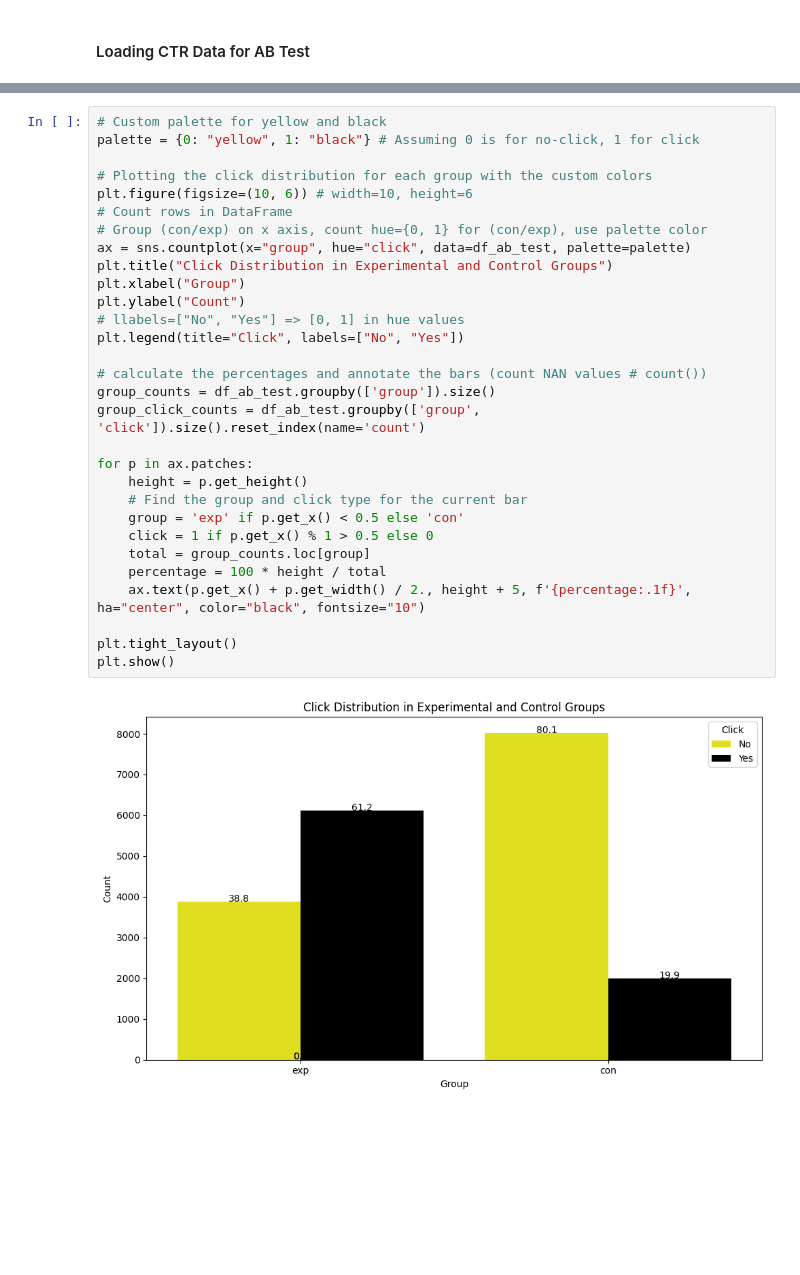
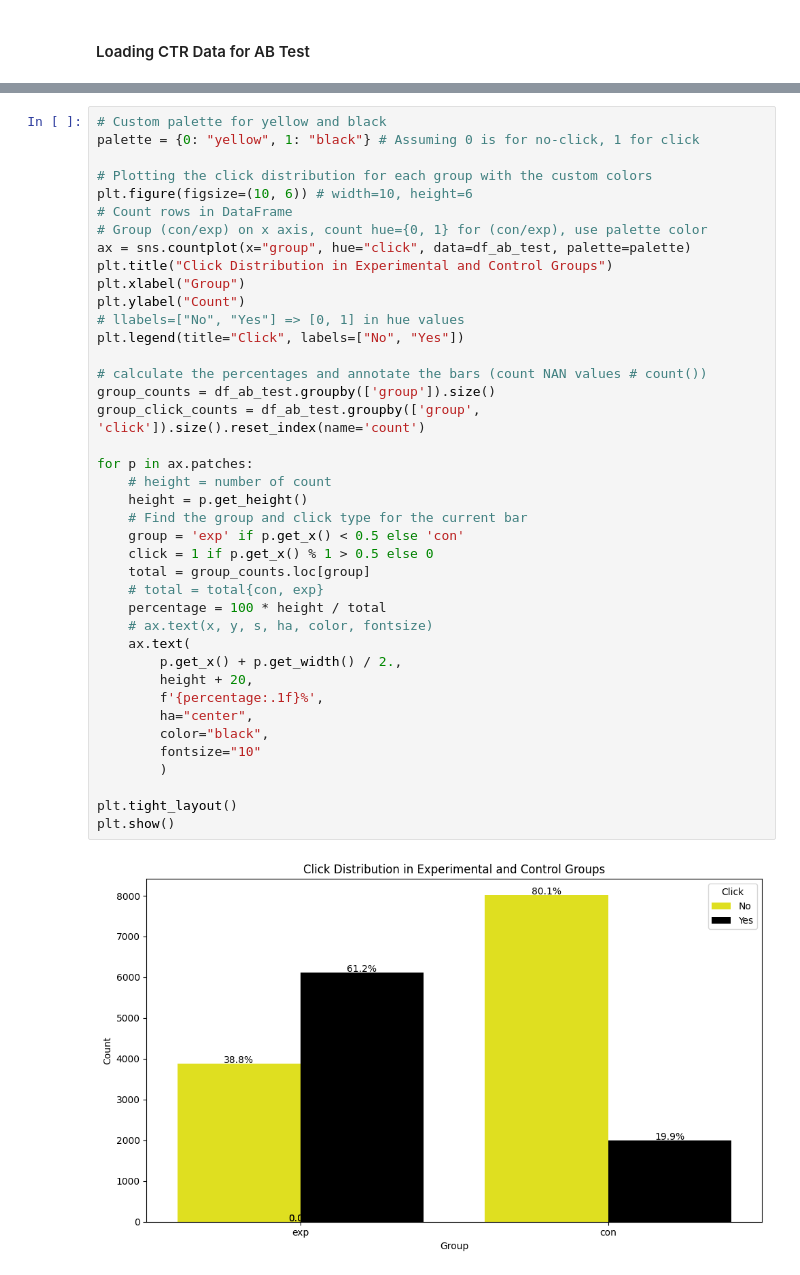
Before and after one commit to KimTran172002/A-B-Test-DataScience, a Jupyter notebook: AB_Test_App.ipynb, the cells around one changed output, grey strips where cells are left out. Saved outputs shown, nothing was run; the diff lists cells and outputs as text; blank space fills up the shorter version.

```diff
--- a/AB_Test_App.ipynb
+++ b/AB_Test_App.ipynb
@@ -37,32 +37,42 @@ dtype: int64
 # %%
 # Custom palette for yellow and black
 palette = {0: "yellow", 1: "black"} # Assuming 0 is for no-click, 1 for click
 
 # Plotting the click distribution for each group with the custom colors
 plt.figure(figsize=(10, 6)) # width=10, height=6
 # Count rows in DataFrame
 # Group (con/exp) on x axis, count hue={0, 1} for (con/exp), use palette color
 ax = sns.countplot(x="group", hue="click", data=df_ab_test, palette=palette)
 plt.title("Click Distribution in Experimental and Control Groups")
 plt.xlabel("Group")
 plt.ylabel("Count")
 # llabels=["No", "Yes"] => [0, 1] in hue values
 plt.legend(title="Click", labels=["No", "Yes"])
 
 # calculate the percentages and annotate the bars (count NAN values # count())
 group_counts = df_ab_test.groupby(['group']).size()
 group_click_counts = df_ab_test.groupby(['group', 'click']).size().reset_index(name='count')
 
 for p in ax.patches:
+    # height = number of count
     height = p.get_height()
     # Find the group and click type for the current bar
     group = 'exp' if p.get_x() < 0.5 else 'con'
     click = 1 if p.get_x() % 1 > 0.5 else 0
     total = group_counts.loc[group]
+    # total = total{con, exp}
     percentage = 100 * height / total
-    ax.text(p.get_x() + p.get_width() / 2., height + 5, f'{percentage:.1f}', ha="center", color="black", fontsize="10")
+    # ax.text(x, y, s, ha, color, fontsize)
+    ax.text(
+        p.get_x() + p.get_width() / 2.,
+        height + 20,
+        f'{percentage:.1f}%',
+        ha="center",
+        color="black",
+        fontsize="10"
+        )
 
 plt.tight_layout()
 plt.show()
 # %% [output]
-[figure, old version]
+[figure, new version]
```
Also changed, not shown: parts of 13 cells of this notebook.
